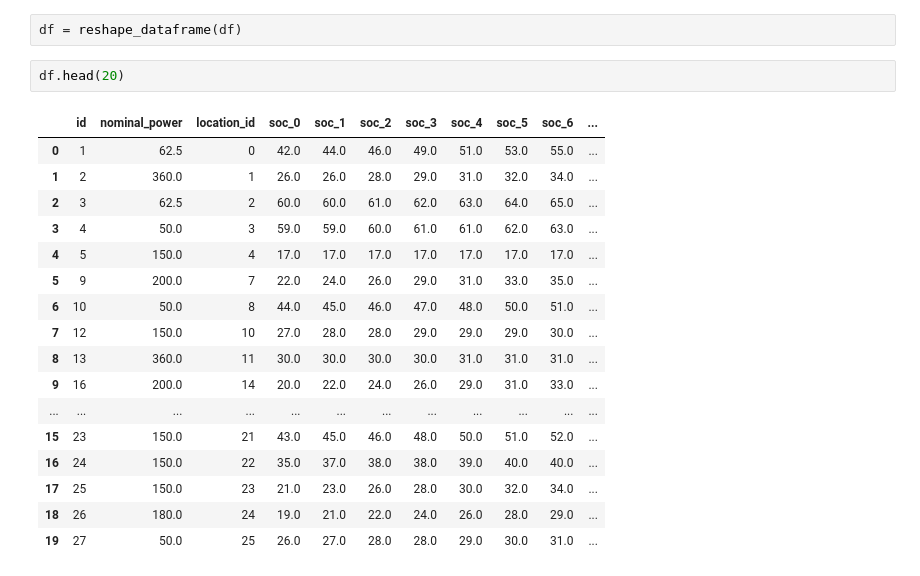
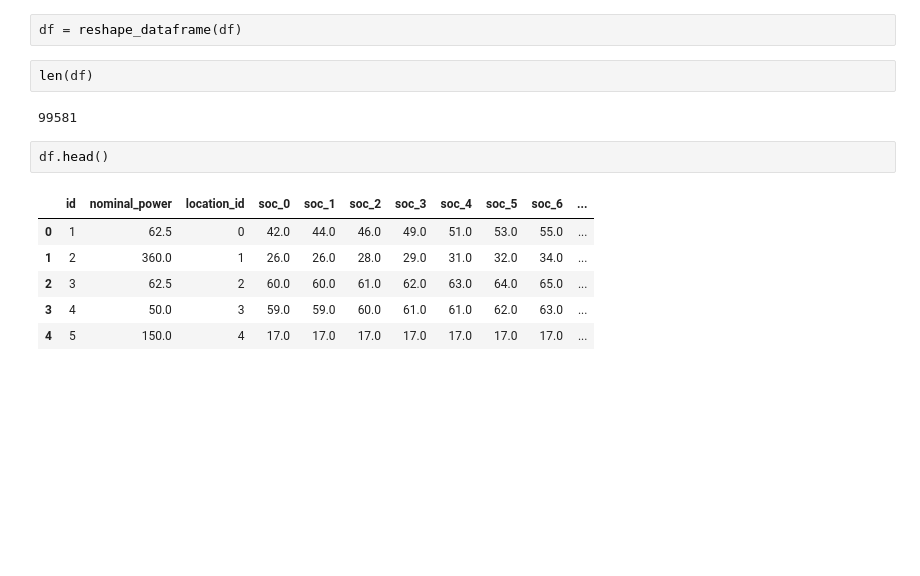
Before and after one commit to JakobBerg-Projects/CedasHackathon2025, a Jupyter notebook: src/gedvyde/eviny.ipynb, the cells around one changed output. Saved outputs shown, nothing was run; the diff lists cells and outputs as text; blank space fills up the shorter version.

```diff
--- a/src/gedvyde/eviny.ipynb
+++ b/src/gedvyde/eviny.ipynb
@@ -69,23 +73,16 @@ def reshape_dataframe(df):
     return result_df
 # %%
 df = reshape_dataframe(df)
+# %%
+len(df)
+# %% [output]
+99581
 # %%
-df.head(20)
+df.head()
 # %% [output]
 |  | id | nominal_power | location_id | soc_0 | soc_1 | soc_2 | soc_3 | soc_4 | soc_5 | soc_6 | ... |
 | 0 | 1 | 62.5 | 0 | 42.0 | 44.0 | 46.0 | 49.0 | 51.0 | 53.0 | 55.0 | ... |
 | 1 | 2 | 360.0 | 1 | 26.0 | 26.0 | 28.0 | 29.0 | 31.0 | 32.0 | 34.0 | ... |
 | 2 | 3 | 62.5 | 2 | 60.0 | 60.0 | 61.0 | 62.0 | 63.0 | 64.0 | 65.0 | ... |
 | 3 | 4 | 50.0 | 3 | 59.0 | 59.0 | 60.0 | 61.0 | 61.0 | 62.0 | 63.0 | ... |
 | 4 | 5 | 150.0 | 4 | 17.0 | 17.0 | 17.0 | 17.0 | 17.0 | 17.0 | 17.0 | ... |
-| 5 | 9 | 200.0 | 7 | 22.0 | 24.0 | 26.0 | 29.0 | 31.0 | 33.0 | 35.0 | ... |
-| 6 | 10 | 50.0 | 8 | 44.0 | 45.0 | 46.0 | 47.0 | 48.0 | 50.0 | 51.0 | ... |
-| 7 | 12 | 150.0 | 10 | 27.0 | 28.0 | 28.0 | 29.0 | 29.0 | 29.0 | 30.0 | ... |
-| 8 | 13 | 360.0 | 11 | 30.0 | 30.0 | 30.0 | 30.0 | 31.0 | 31.0 | 31.0 | ... |
-| 9 | 16 | 200.0 | 14 | 20.0 | 22.0 | 24.0 | 26.0 | 29.0 | 31.0 | 33.0 | ... |
-| ... | ... | ... | ... | ... | ... | ... | ... | ... | ... | ... | ... |
-| 15 | 23 | 150.0 | 21 | 43.0 | 45.0 | 46.0 | 48.0 | 50.0 | 51.0 | 52.0 | ... |
-| 16 | 24 | 150.0 | 22 | 35.0 | 37.0 | 38.0 | 38.0 | 39.0 | 40.0 | 40.0 | ... |
-| 17 | 25 | 150.0 | 23 | 21.0 | 23.0 | 26.0 | 28.0 | 30.0 | 32.0 | 34.0 | ... |
-| 18 | 26 | 180.0 | 24 | 19.0 | 21.0 | 22.0 | 24.0 | 26.0 | 28.0 | 29.0 | ... |
-| 19 | 27 | 50.0 | 25 | 26.0 | 27.0 | 28.0 | 28.0 | 29.0 | 30.0 | 31.0 | ... |
```
Also changed, not shown: parts of 26 cells of this notebook, 1 other file.
